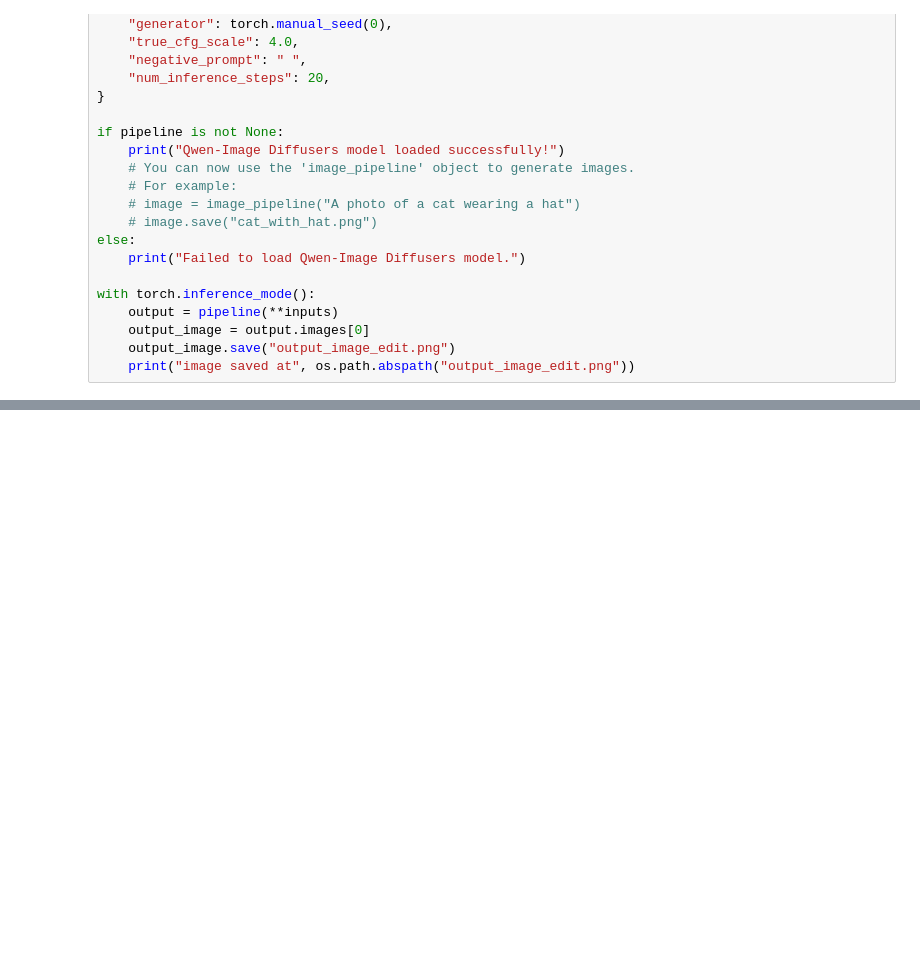
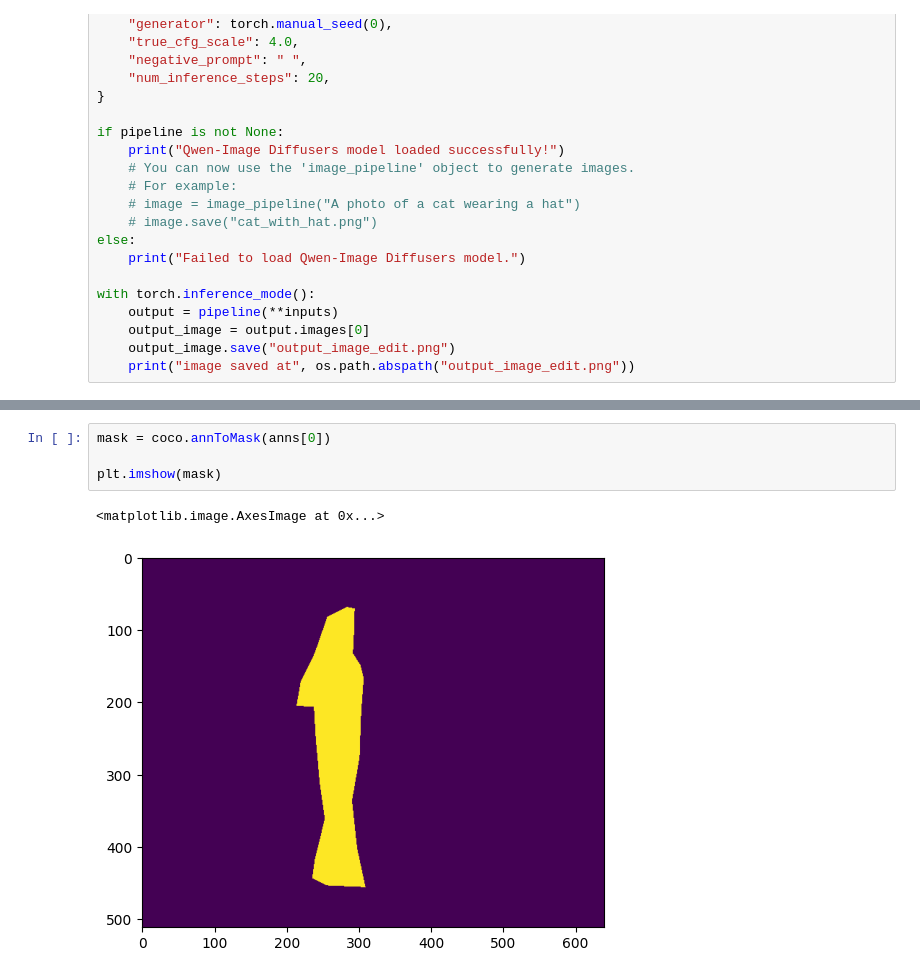
Before and after one commit to ciodar/qwen-synthetic-augmentation, a Jupyter notebook: demo.ipynb, the cells around one changed output, grey strips where cells are left out. Cells and saved outputs as stored; diff of their text form; blank space fills up the shorter version.

```diff
--- a/demo.ipynb
+++ b/demo.ipynb
@@ -34,0 +69,7 @@ with torch.inference_mode():
+# %%
+mask = coco.annToMask(anns[0])
+
+plt.imshow(mask)
+# %% [output]
+<matplotlib.image.AxesImage at 0x...>
+[figure, added]
```
Also changed, not shown: parts of 5 cells of this notebook, 17 other files.
